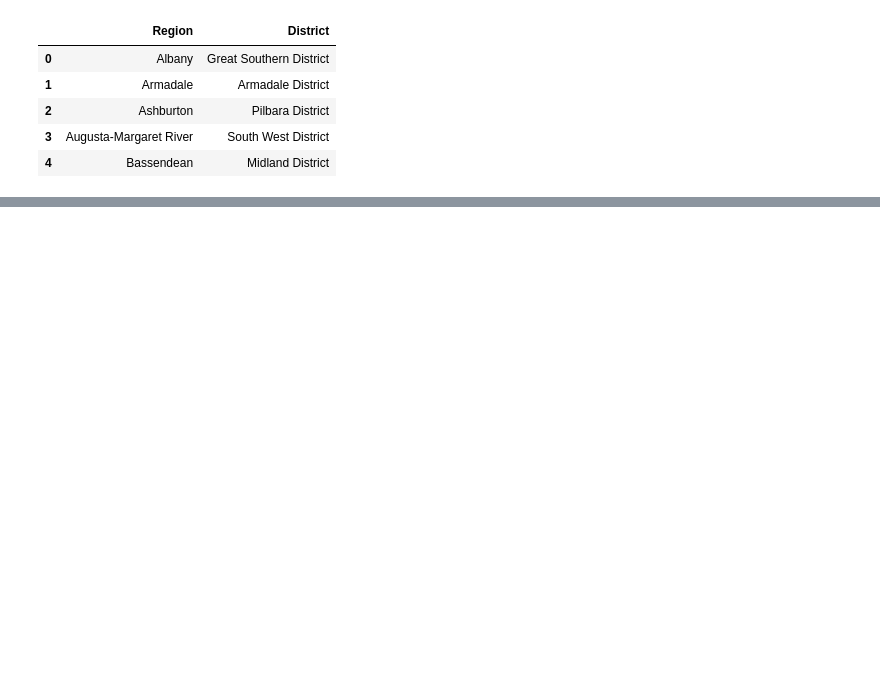
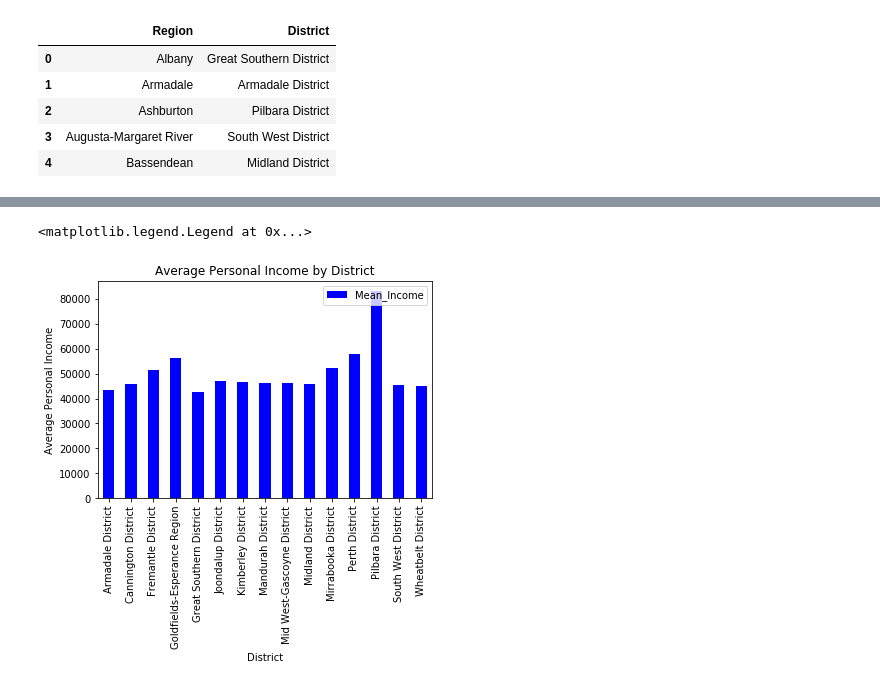
Before and after one commit to natalieddavies/BootcampProject1, a Jupyter notebook: income.ipynb, the cells around one changed output, grey strips where cells are left out. Drawn from its saved outputs; the diff is of its cells as text; code cells hidden in the pictures; blank space fills up the shorter version.

```diff
--- a/income.ipynb
+++ b/income.ipynb
@@ -275,0 +243,4 @@ wa_mean_income_by_LGA.to_csv('Data/wa_mean_income_by_LGA.csv',sep=',')
+# %%
+
+mean_income_data_wa=sum_income_data_wa.groupby("Region").sum().round(2)
+mean_income_data_wa
@@ -288,4 +274,6 @@ region_district.head()
 | 3 | Augusta-Margaret River | South West District |
 | 4 | Bassendean | Midland District |
 # %%
-income_by_district=pd.merge(wa_mean_income_by_LGA,region_district,left_on='Region',right_on='Region')
+#merge to put income with district
+income_with_district=pd.merge(mean_income_data_wa,region_district,left_on='Region',right_on='Region')
+income_with_district.head()
@@ -314,0 +287,6 @@ region_district.head()
+# %%
+#find total average income per district
+income_by_district=income_with_district.groupby("District").sum()
+income_by_district['Mean_Income']=(income_by_district['Annual_Income_Midpoint_Total']/income_by_district['Value']).round(2)
+
+income_by_district.head()
@@ -314,0 +301,4 @@ region_district.head()
+# %%
+income_by_district=income_by_district.drop((["Value"]),1)
+income_by_district=income_by_district.drop((['Annual_Income_Midpoint_Total']),1)
+income_by_district
@@ -314,0 +323,14 @@ region_district.head()
+# %%
+
+
+income_plot  = income_by_district.plot(kind="bar",facecolor="blue")
+plt.title("Average Personal Income by District")
+#plt.ylim(0,30)
+plt.xlabel("District")
+plt.ylabel("Average Personal Income")
+plt.xticks(rotation=90)
+#plt.tight_layout()
+plt.legend(loc="upper right")
+# %% [output]
+<matplotlib.legend.Legend at 0x...>
+[figure, added]
```
Also changed, not shown: parts of 17 cells of this notebook, 4 other files.
